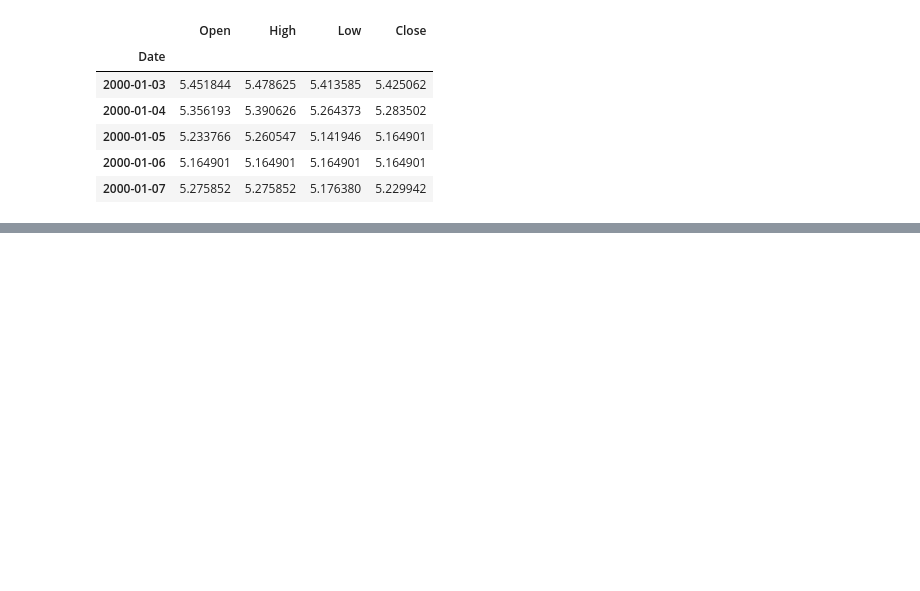
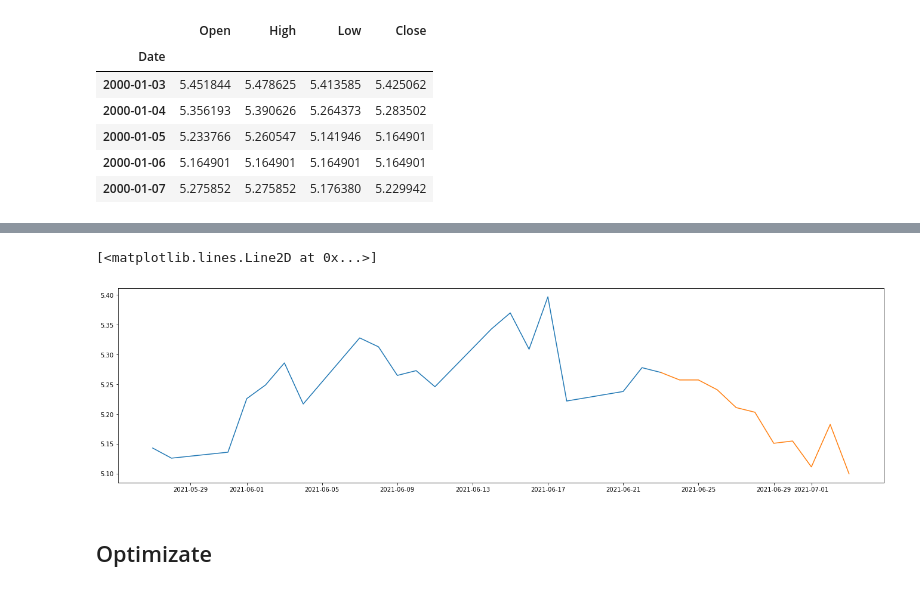
Before and after one commit to DanielGarciaLopez1/stock-market, a Jupyter notebook: src/XGBoost.ipynb, the cells around one changed output, grey strips where cells are left out. Cells and saved outputs as stored; diff of their text form; code cells hidden in the pictures; blank space fills up the shorter version.

```diff
--- a/src/XGBoost.ipynb
+++ b/src/XGBoost.ipynb
@@ -183,0 +191,16 @@ a = model_xgb.predict(test_X)
+# %%
+prediction =history.tail(11)
+history = history.drop(history.tail(11).index)
+idx = pd.date_range(history.tail(1).index[0], periods=12, freq="D")
+idx = np.delete(idx, 0)
+# %%
+prediction.set_index(idx, inplace = True)
+# %%
+plt.rcParams["figure.figsize"] = (23,6)
+plt.plot(data.tail(20))
+plt.plot(prediction)
+# %% [output]
+[<matplotlib.lines.Line2D at 0x...>]
+[figure, added]
+# %% [markdown]
+## Optimizate
```
Also changed, not shown: parts of 29 cells of this notebook.
